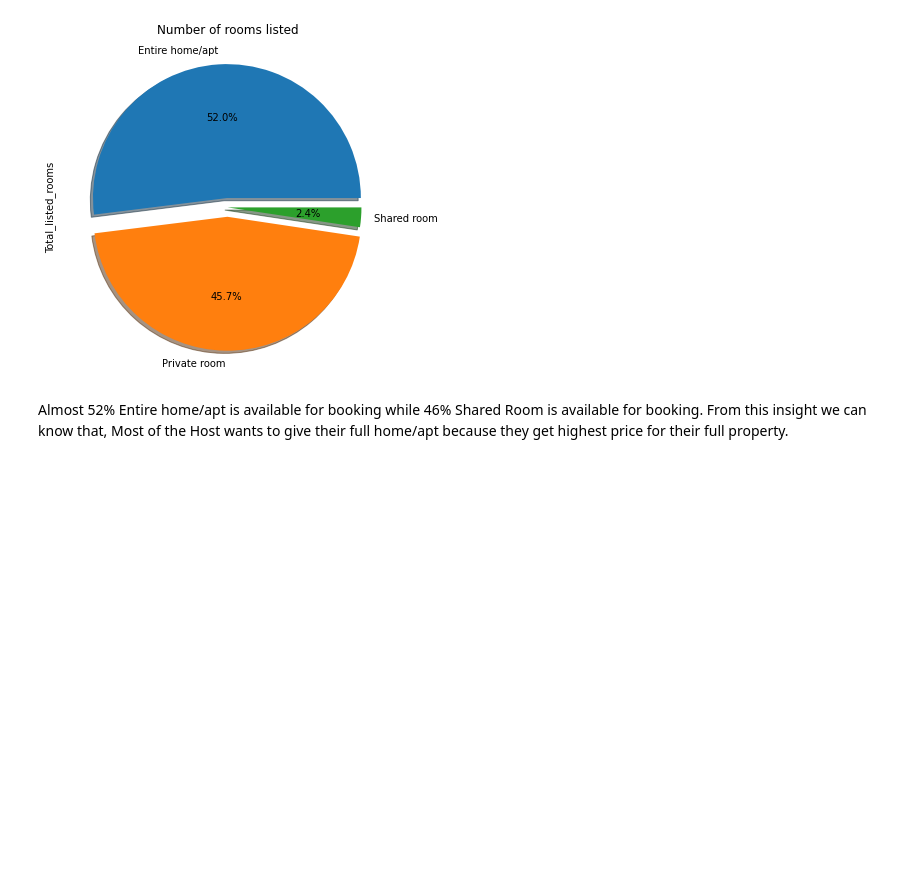
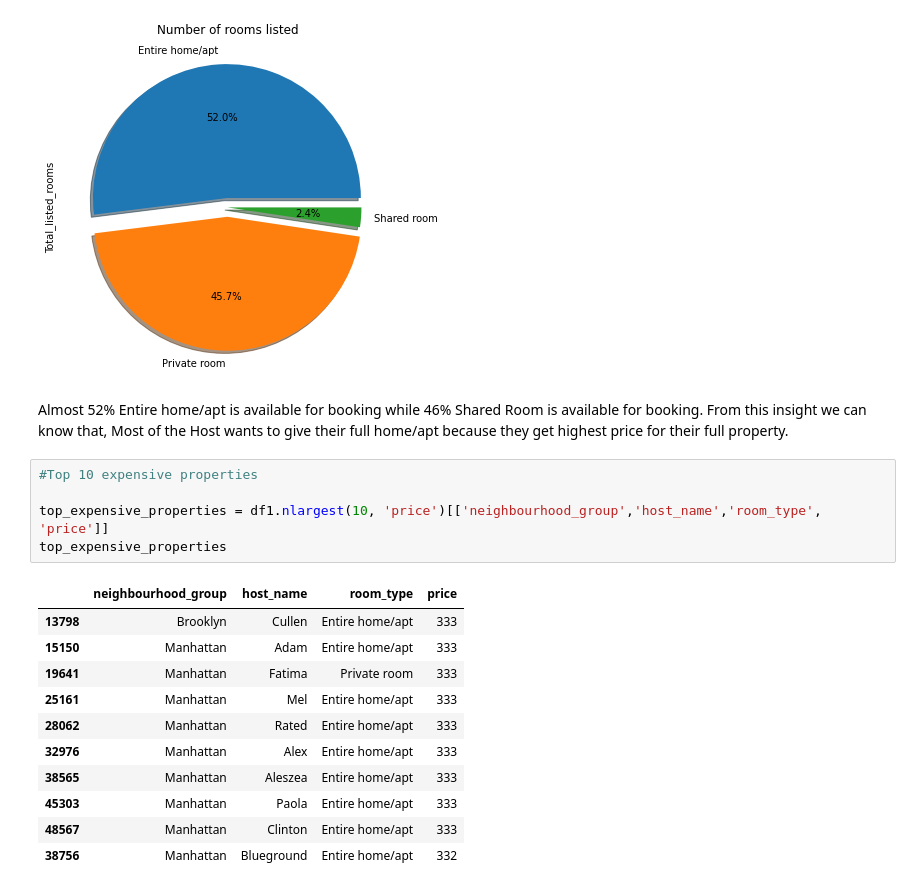
Before and after one commit to ShivanshSingh000/Airbnb-Data-Analysis, a Jupyter notebook: My_Individual_Airbnb_Bookings_Analysis_Project.ipynb, the cells around one changed output. Saved outputs shown, nothing was run; the diff lists cells and outputs as text; blank space fills up the shorter version.

```diff
--- a/My_Individual_Airbnb_Bookings_Analysis_Project.ipynb
+++ b/My_Individual_Airbnb_Bookings_Analysis_Project.ipynb
@@ -397,3 +397,20 @@ plt.show()
 [figure]
 # %% [markdown]
 Almost 52% Entire home/apt is available for booking while 46% Shared Room is available for booking. From this insight we can know that, Most of the Host wants to give their full home/apt because they get highest price for their full property.
+# %%
+#Top 10 expensive properties
+
+top_expensive_properties = df1.nlargest(10, 'price')[['neighbourhood_group','host_name','room_type', 'price']]
+top_expensive_properties
+# %% [output]
+|  | neighbourhood_group | host_name | room_type | price |
+| 13798 | Brooklyn | Cullen | Entire home/apt | 333 |
+| 15150 | Manhattan | Adam | Entire home/apt | 333 |
+| 19641 | Manhattan | Fatima | Private room | 333 |
+| 25161 | Manhattan | Mel | Entire home/apt | 333 |
+| 28062 | Manhattan | Rated | Entire home/apt | 333 |
+| 32976 | Manhattan | Alex | Entire home/apt | 333 |
+| 38565 | Manhattan | Aleszea | Entire home/apt | 333 |
+| 45303 | Manhattan | Paola | Entire home/apt | 333 |
+| 48567 | Manhattan | Clinton | Entire home/apt | 333 |
+| 38756 | Manhattan | Blueground | Entire home/apt | 332 |
```
Also changed, not shown: parts of 14 cells of this notebook.
